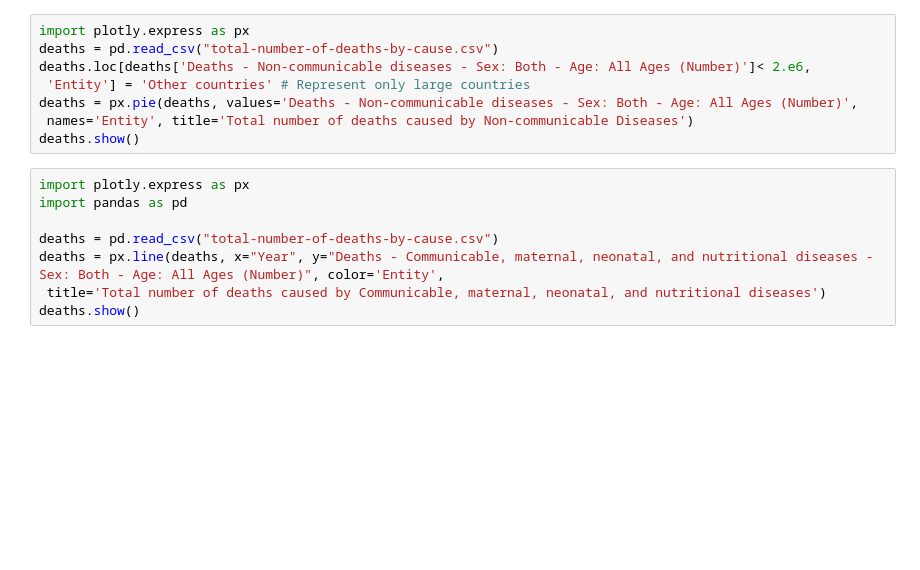
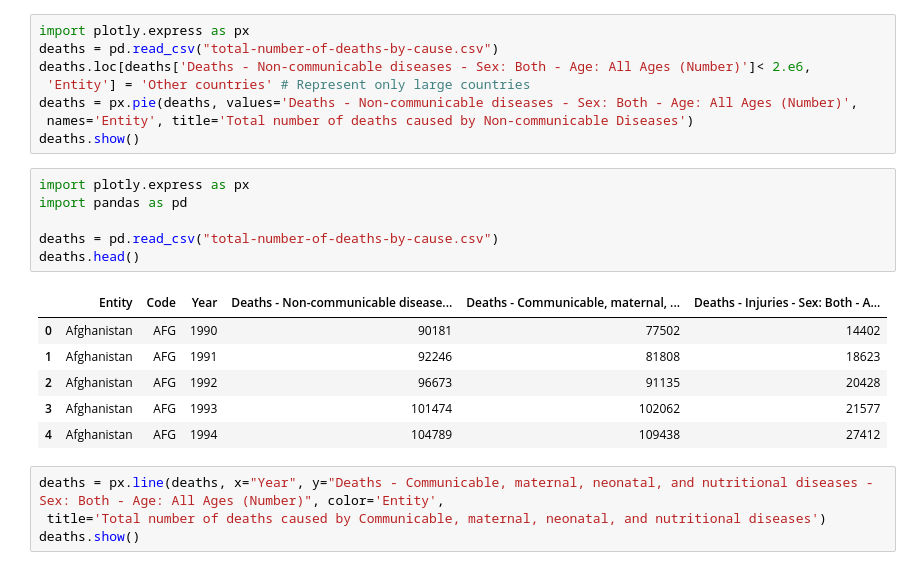
Before and after one commit to SoniaIlyas95/PracticePlots, a Jupyter notebook: death causes/causes'_of_death.ipynb, the cells around one changed output. Cells and saved outputs as stored; diff of their text form; blank space fills up the shorter version.

```diff
--- a/death causes/causes'_of_death.ipynb
+++ b/death causes/causes'_of_death.ipynb
@@ -6,11 +6,20 @@ deaths.loc[deaths['Deaths - Non-communicable diseases - Sex: Both - Age: All Age
 deaths = px.pie(deaths, values='Deaths - Non-communicable diseases - Sex: Both - Age: All Ages (Number)',
  names='Entity', title='Total number of deaths caused by Non-communicable Diseases')
 deaths.show()
+# %%
+import plotly.express as px
+import pandas as pd
+
+deaths = pd.read_csv("total-number-of-deaths-by-cause.csv")
+deaths.head()
+# %% [output]
+|  | Entity | Code | Year | Deaths - Non-communicable disease... | Deaths - Communicable, maternal, ... | Deaths - Injuries - Sex: Both - A... |
+| 0 | Afghanistan | AFG | 1990 | 90181 | 77502 | 14402 |
+| 1 | Afghanistan | AFG | 1991 | 92246 | 81808 | 18623 |
+| 2 | Afghanistan | AFG | 1992 | 96673 | 91135 | 20428 |
+| 3 | Afghanistan | AFG | 1993 | 101474 | 102062 | 21577 |
+| 4 | Afghanistan | AFG | 1994 | 104789 | 109438 | 27412 |
 # %%
-import plotly.express as px
-import pandas as pd
-
-deaths = pd.read_csv("total-number-of-deaths-by-cause.csv")
 deaths = px.line(deaths, x="Year", y="Deaths - Communicable, maternal, neonatal, and nutritional diseases - Sex: Both - Age: All Ages (Number)", color='Entity',
  title='Total number of deaths caused by Communicable, maternal, neonatal, and nutritional diseases')
 deaths.show()
```
